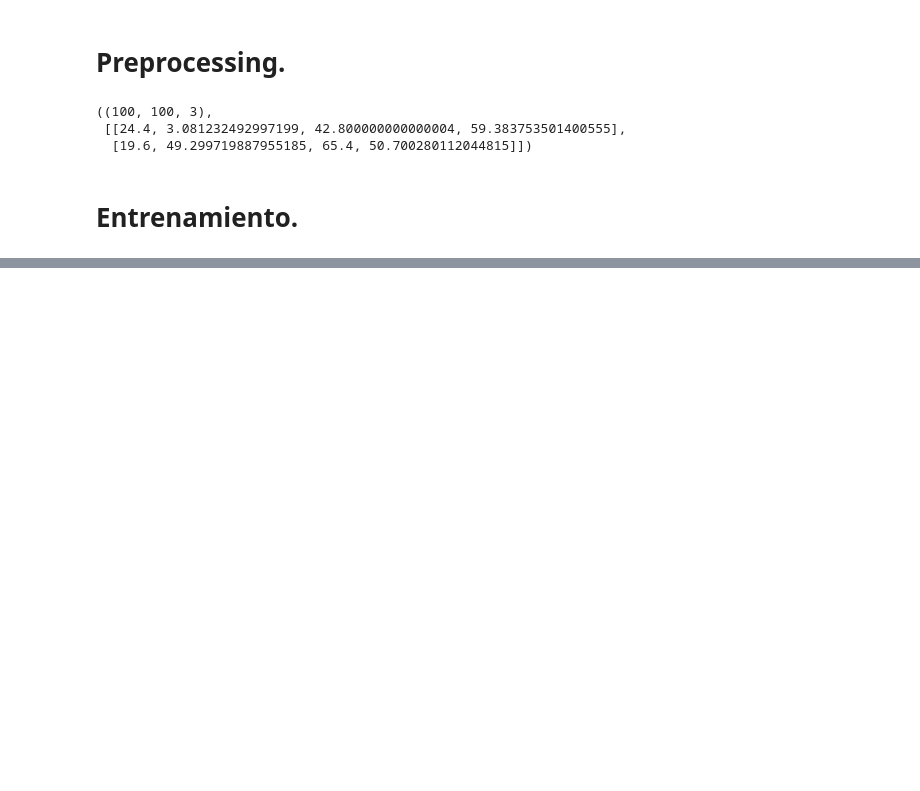
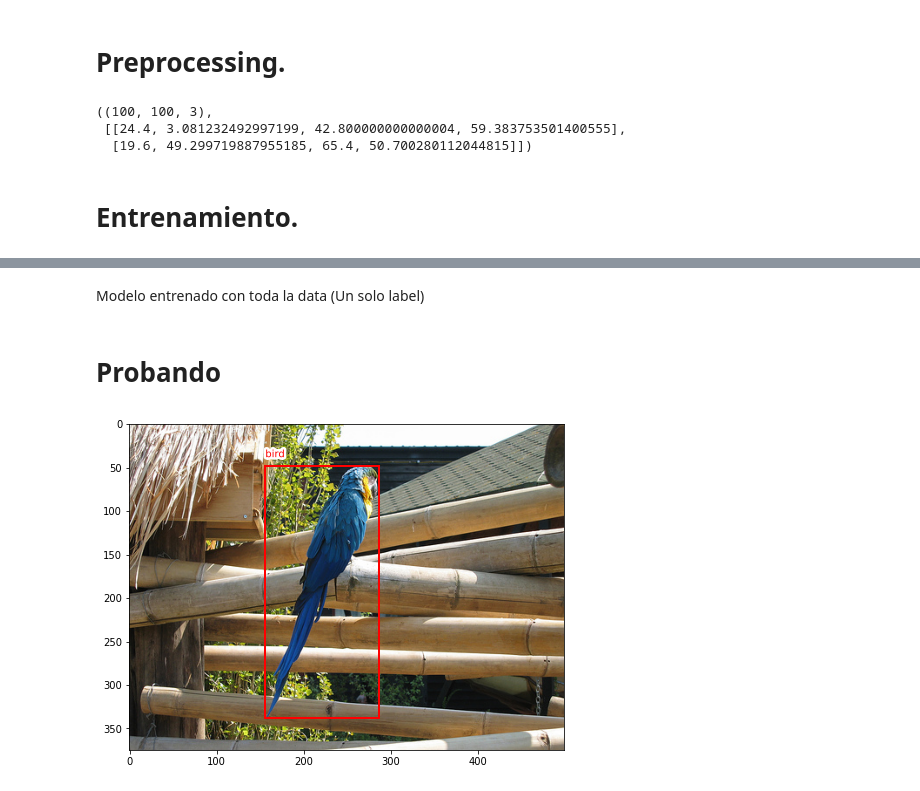
Before and after one commit to lesanpi/computer-vision, a Jupyter notebook: training/localization.ipynb, the cells around one changed output, grey strips where cells are left out. Saved outputs shown, nothing was run; the diff lists cells and outputs as text; code cells hidden in the pictures; blank space fills up the shorter version.

```diff
--- a/training/localization.ipynb
+++ b/training/localization.ipynb
@@ -221,0 +256,2 @@ Epoch 30/30 loss 0.01365
+# %% [markdown]
+Modelo entrenado con toda la data (Un solo label)
@@ -222,3 +262,20 @@ Epoch 30/30 loss 0.01365
+# %% [markdown]
+# **Probando**
+# %%
+img_np, anns = get_sample(22)
+plot_anns(img_np, anns)
+plt.show()
+
+labels, bbs = anns
+augmented = trans(**{'image': img_np, 'bboxes': bbs, 'labels': labels})
+img, bbs, labels = augmented['image'], augmented['bboxes'], augmented['labels']
+bb = bbs[0]
+bb_norm = norm(bb, img.shape[:2])
+
+img_tensor = torch.FloatTensor(img / 255.).permute(2,0,1).unsqueeze(0)
+bb_tensor = torch.FloatTensor(bb_norm).unsqueeze(0)
+# %% [output]
+[figure, added]
 # %%
 model.eval()
 pred_bb_norm = model(img_tensor.to(device))[0].cpu().detach().numpy()
```
Also changed, not shown: parts of 9 cells of this notebook.
